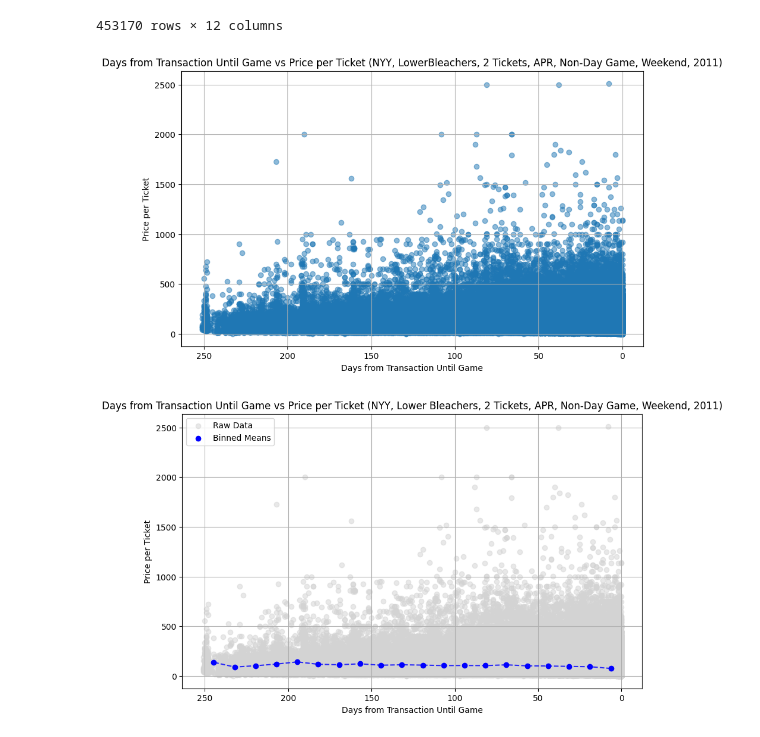
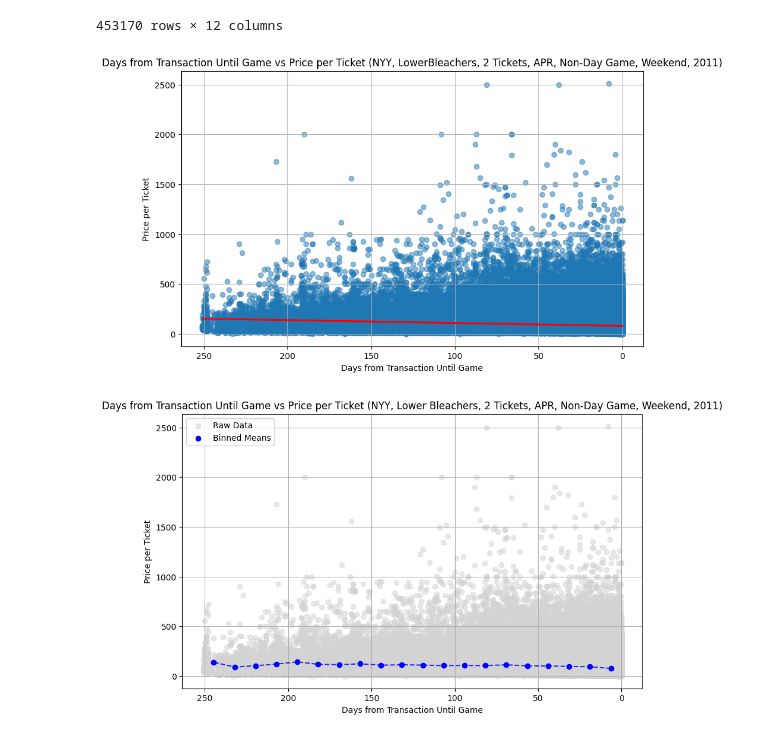
Before and after one commit to WilliamClintC/Coding-Task-Darthmouth, a Jupyter notebook: Red_Sox/Red_Sox/results/Main.ipynb, the cells around one changed output. Drawn from its saved outputs; the diff is of its cells as text; code cells hidden in the pictures.

```diff
--- a/Red_Sox/Red_Sox/results/Main.ipynb
+++ b/Red_Sox/Red_Sox/results/Main.ipynb
@@ -284,18 +284,18 @@ df
 | 453170 | 6_9 | IFGS | 90.00 | 3 | JUN | WAS | 1.0 | ... |
 453170 rows × 12 columns
 # %%
-import matplotlib.pyplot as plt
+import seaborn as sns
 
 plt.figure(figsize=(10, 6))
-plt.scatter(df['days_from_transaction_until_game'], df['price_per_ticket'], alpha=0.5)
+sns.regplot(x='days_from_transaction_until_game', y='price_per_ticket', data=df, scatter_kws={'alpha': 0.5}, line_kws={'color': 'red'})
 plt.title('Days from Transaction Until Game vs Price per Ticket (NYY, LowerBleachers, 2 Tickets, APR, Non-Day Game, Weekend, 2011)')
 plt.xlabel('Days from Transaction Until Game')
 plt.ylabel('Price per Ticket')
 plt.gca().invert_xaxis()  # Invert the x-axis
 plt.grid(True)
 plt.show()
 # %% [output]
-[figure, old version]
+[figure, new version]
 # %%
 import numpy as np
 import matplotlib.pyplot as plt
```
Also changed, not shown: parts of 3 cells of this notebook, 23 other files.
